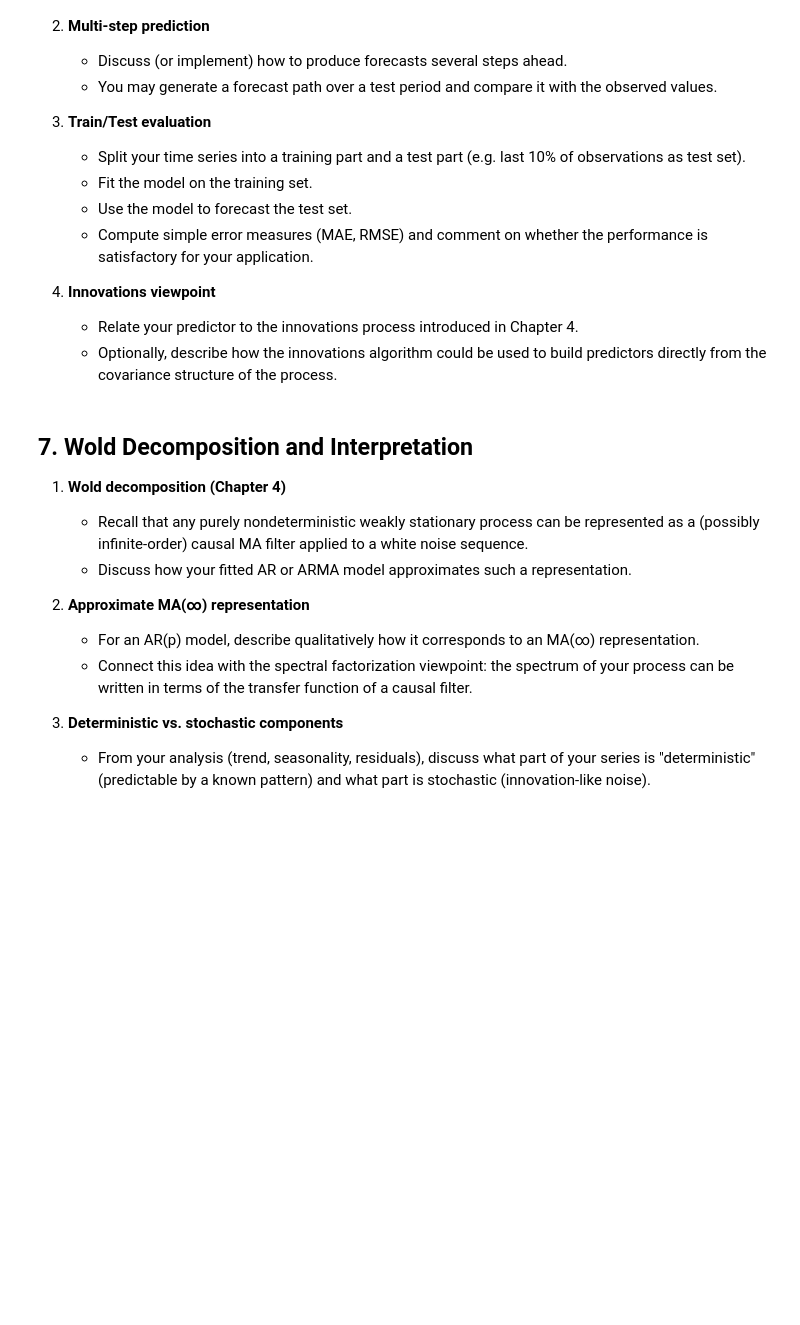
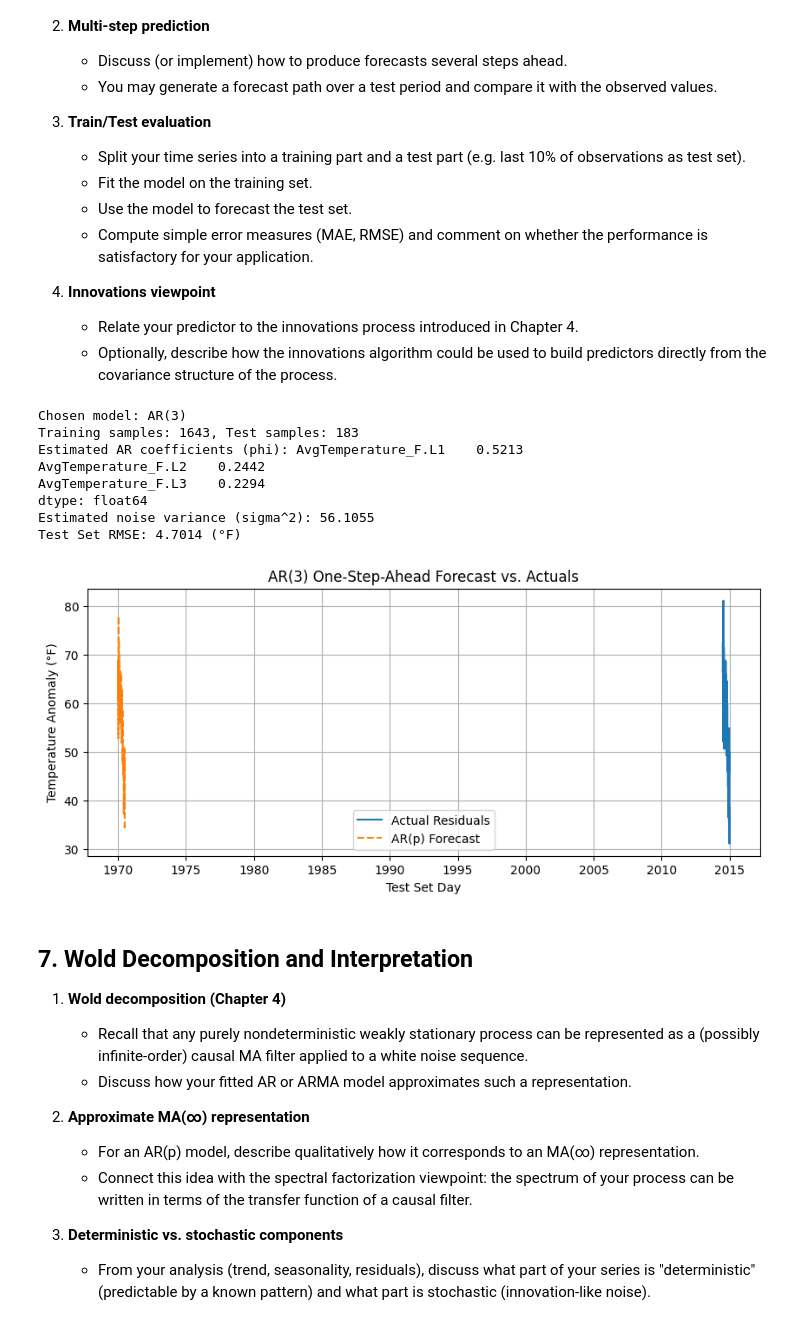
Before and after one commit to guilherme13c/Time-Series-TP, a Jupyter notebook: Lab4_Optional.ipynb, the cells around one changed output. Drawn from its saved outputs; the diff is of its cells as text; code cells hidden in the pictures; blank space fills up the shorter version.

```diff
--- a/Lab4_Optional.ipynb
+++ b/Lab4_Optional.ipynb
@@ -266,2 +352,72 @@ Using your fitted model conduct:
+# %%
+from statsmodels.tsa.ar_model import AutoReg
+from statsmodels.tools.eval_measures import rmse
+
+# --- 6.1 & 6.2: Model Choice and Parameter Estimation ---
+
+# We choose p=3 based on our PACF analysis from Section 4
+p = 3
+print(f"Chosen model: AR({p})")
+
+# Split data into train (first 90%) and test (last 10%)
+split_idx = int(len(ts) * 0.9)
+train_data = ts[:split_idx]
+test_data = ts[split_idx:]
+print(f"Training samples: {len(train_data)}, Test samples: {len(test_data)}")
+
+# Fit an AR(p) model using Yule-Walker equations
+# We use statsmodels 'AutoReg' which has a 'yule-walker' method
+model = AutoReg(train_data, lags=p, trend='n') # type: ignore # 'n' for no mean/trend (we removed it)
+model_fit = model.fit()
+
+# Get the estimated coefficients
+phi = model_fit.params
+sigma2_est = model_fit.sigma2
+
+print(f"Estimated AR coefficients (phi): {np.round(phi, 4)}")
+print(f"Estimated noise variance (sigma^2): {sigma2_est:.4f}")
+
+# --- 6.3: One-Step-Ahead Linear Forecasting ---
+
+# The AR(p) predictor is: X_hat[t] = phi[0]*X[t-1] + ... + phi[p-1]*X[t-p]
+predictions = []
+
+# We need the full series (train + test) to get history for the test set
+history = list(train_data)
+
+for t in range(len(test_data)):
+    # We need the last 'p' observations to make a prediction
+    # The 'test_data' starts at index 'split_idx' in the original series
+    # So we look at indices (split_idx + t - p) up to (split_idx + t - 1)
+    lag_values = ts[split_idx + t - p : split_idx + t]
+
+    # Apply the linear predictor equation
+    pred = np.dot(phi, lag_values[::-1]) # type: ignore # [phi1, phi2, phi3] dot [X_t-1, X_t-2, X_t-3]
+    predictions.append(pred)
+
+# Calculate RMSE on the test set
+error = rmse(test_data, predictions)
+print(f"Test Set RMSE: {error:.4f} (°F)")
+
+    # --- Plot the results ---
+plt.figure(figsize=(10, 4))
+plt.plot(test_data, label='Actual Residuals') # type: ignore
+plt.plot(predictions, label='AR(p) Forecast', linestyle='--')
+plt.title(f'AR({p}) One-Step-Ahead Forecast vs. Actuals')
+plt.xlabel('Test Set Day')
+plt.ylabel('Temperature Anomaly (°F)')
+plt.legend()
+plt.grid(True)
+plt.show()
+# %% [output]
+Chosen model: AR(3)
+Training samples: 1643, Test samples: 183
+Estimated AR coefficients (phi): AvgTemperature_F.L1    0.5213
+AvgTemperature_F.L2    0.2442
+AvgTemperature_F.L3    0.2294
+dtype: float64
+Estimated noise variance (sigma^2): 56.1055
+Test Set RMSE: 4.7014 (°F)
+[figure, added]
 # %% [markdown]
 ## 7. Wold Decomposition and Interpretation
```
Also changed, not shown: parts of 5 cells of this notebook.
